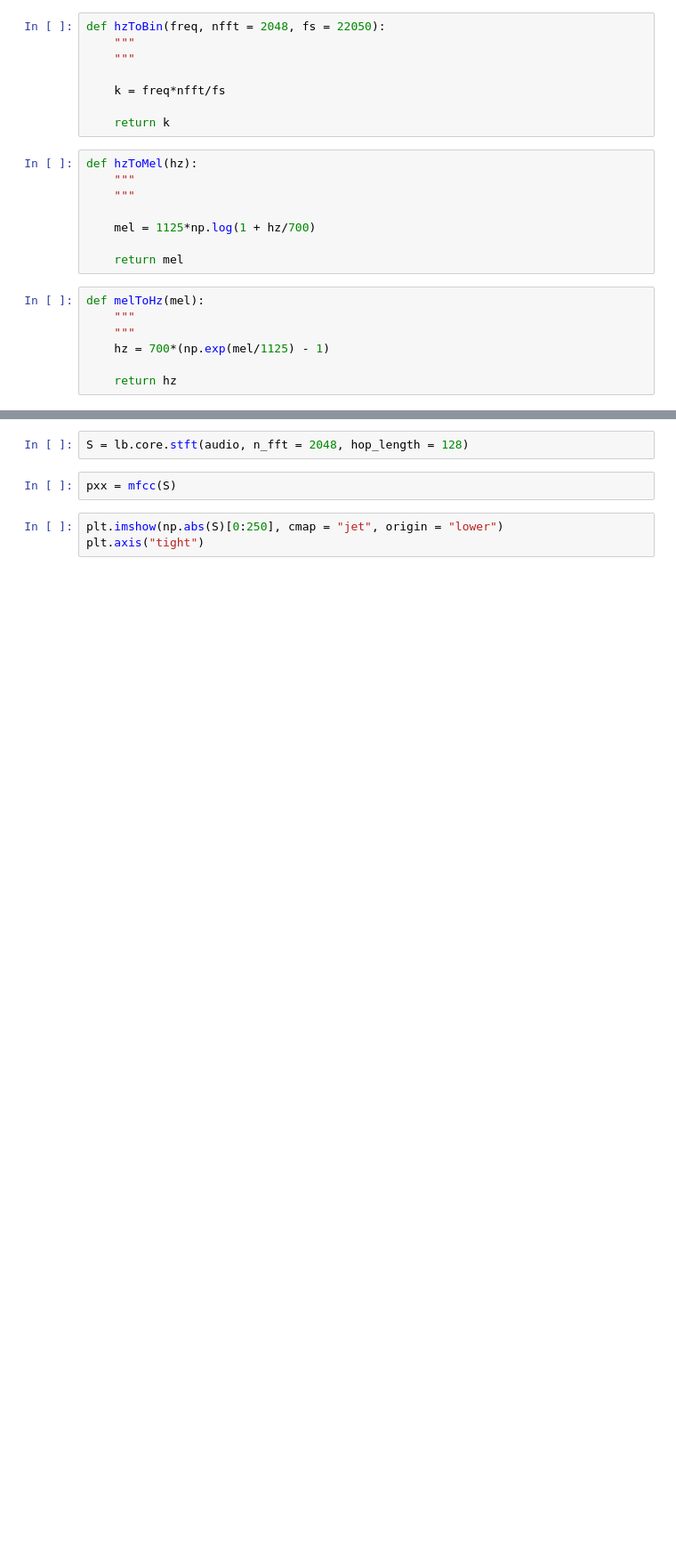
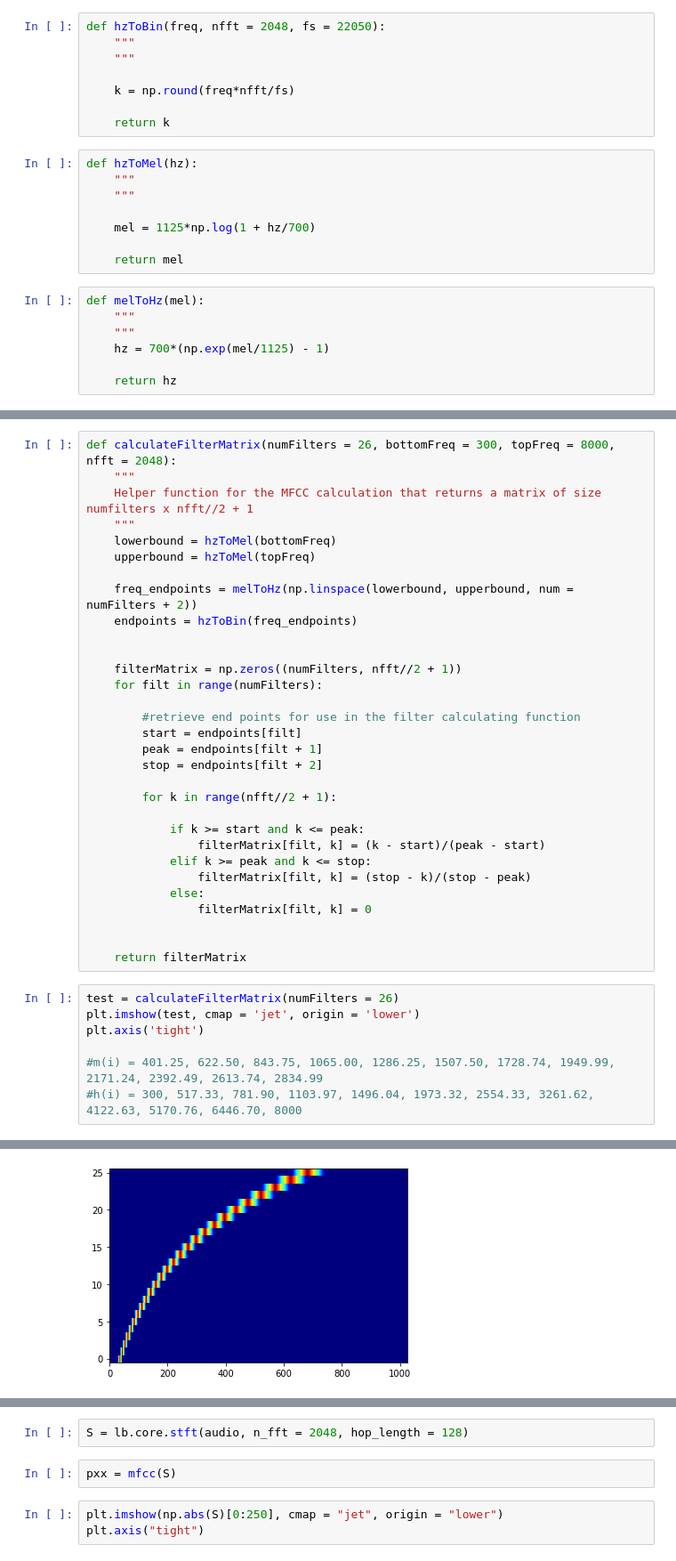
Before and after one commit to clylau/E207_final_project, a Jupyter notebook: Jimmy's Fun exploration.ipynb, the cells around one changed output, grey strips where cells are left out. Shown: that part at 89% size. Drawn from its saved outputs; the diff is of its cells as text; blank space fills up the shorter version.

Commit message:
Tested a few helper functions, finished helper function to create mel frequency filter bank

```diff
--- a/Jimmy's Fun exploration.ipynb
+++ b/Jimmy's Fun exploration.ipynb
@@ -97,7 +97,7 @@ def hzToBin(freq, nfft = 2048, fs = 22050):
     """
     """
 
-    k = freq*nfft/fs
+    k = np.round(freq*nfft/fs)
 
     return k
 # %%
@@ -122,0 +132,39 @@ def calculateFilterMatrix(numFilters = 26, bottomFreq = 300, topFreq = 8000,  nf
+# %%
+def calculateFilterMatrix(numFilters = 26, bottomFreq = 300, topFreq = 8000,  nfft = 2048):
+    """
+    Helper function for the MFCC calculation that returns a matrix of size numfilters x nfft//2 + 1
+    """
+    lowerbound = hzToMel(bottomFreq)
+    upperbound = hzToMel(topFreq)
+
+    freq_endpoints = melToHz(np.linspace(lowerbound, upperbound, num = numFilters + 2))
+    endpoints = hzToBin(freq_endpoints)
+
+
+    filterMatrix = np.zeros((numFilters, nfft//2 + 1))
+    for filt in range(numFilters):
+
+        #retrieve end points for use in the filter calculating function
+        start = endpoints[filt]
+        peak = endpoints[filt + 1]
+        stop = endpoints[filt + 2]
+
+        for k in range(nfft//2 + 1):
+
+            if k >= start and k <= peak:
+                filterMatrix[filt, k] = (k - start)/(peak - start)
+            elif k >= peak and k <= stop:
+                filterMatrix[filt, k] = (stop - k)/(stop - peak)
+            else:
+                filterMatrix[filt, k] = 0
+
+
+    return filterMatrix
+# %%
+test = calculateFilterMatrix(numFilters = 26)
+plt.imshow(test, cmap = 'jet', origin = 'lower')
+plt.axis('tight')
+
+#m(i) = 401.25, 622.50, 843.75, 1065.00, 1286.25, 1507.50, 1728.74, 1949.99, 2171.24, 2392.49, 2613.74, 2834.99
+#h(i) = 300, 517.33, 781.90, 1103.97, 1496.04, 1973.32, 2554.33, 3261.62, 4122.63, 5170.76, 6446.70, 8000
+# %% [output]
@@ -122,0 +172 @@ def calculateFilterMatrix(numFilters = 26, bottomFreq = 300, topFreq = 8000,  nf
+[figure, added]
```
Also changed, not shown: parts of 5 cells of this notebook.
